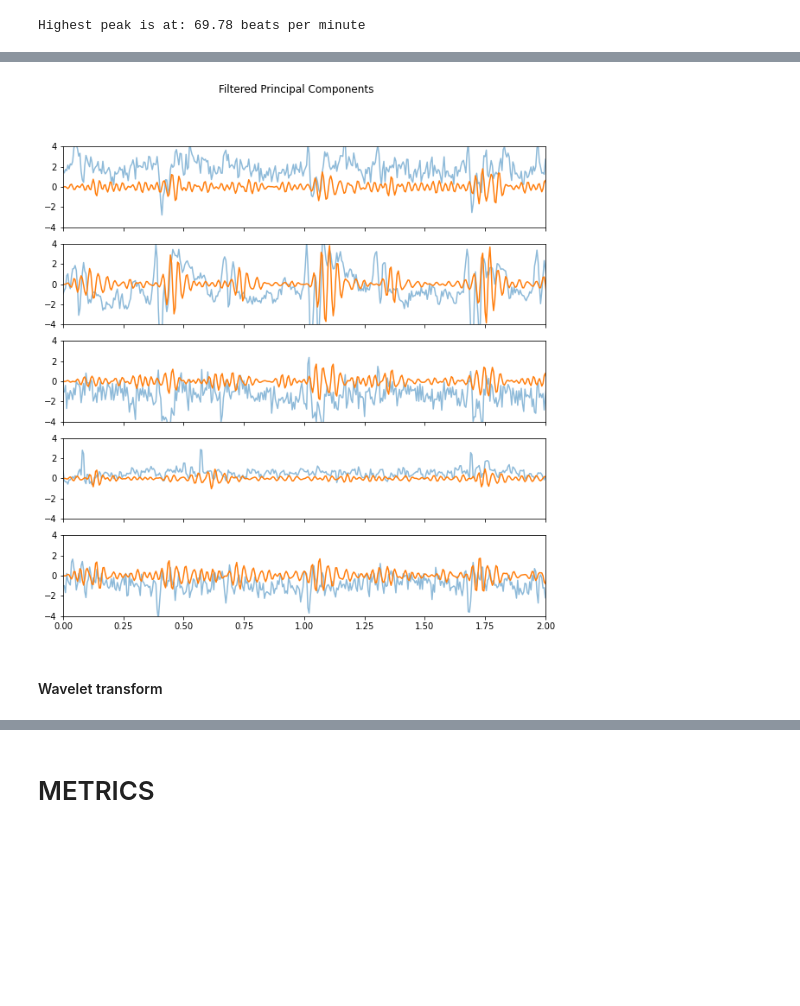
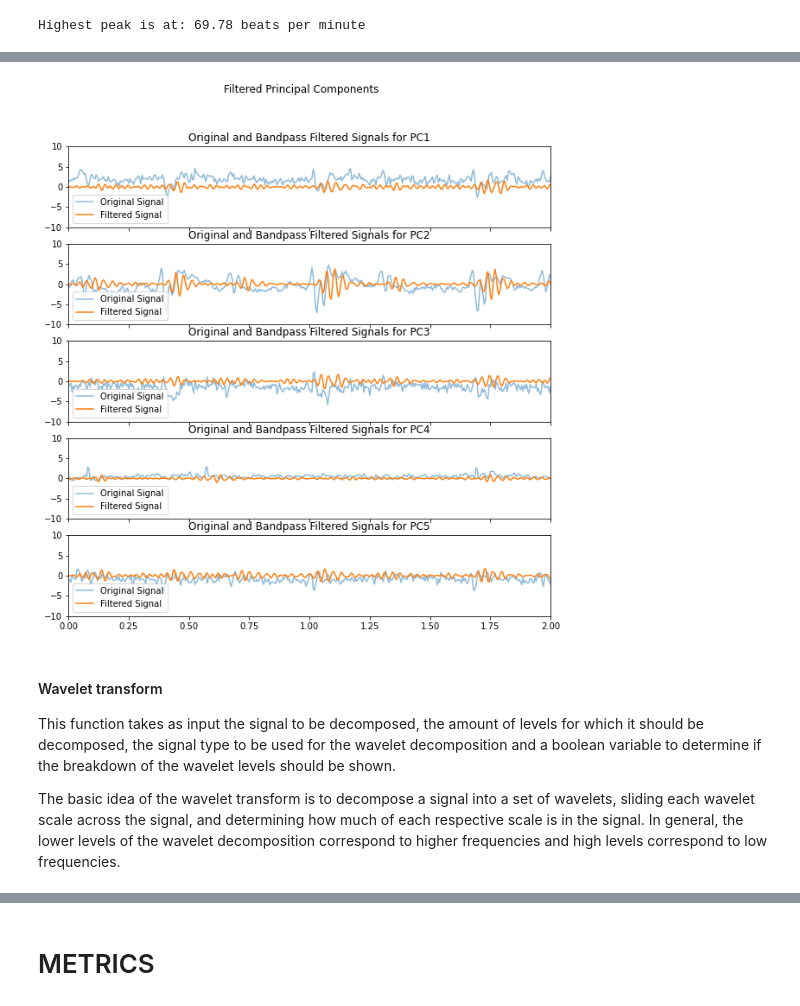
Before and after one commit to AleCapoPhys/HeartRateEstimation, a Jupyter notebook: Project_Clean_data.ipynb, the cells around one changed output, grey strips where cells are left out. Drawn from its saved outputs; the diff is of its cells as text; code cells hidden in the pictures; blank space fills up the shorter version.

```diff
--- a/Project_Clean_data.ipynb
+++ b/Project_Clean_data.ipynb
@@ -462,24 +465,26 @@ to analyze them with respect to time. To do so we have implemented a butterworth
 # %%
 # Add a time column to the dataframe
 dataset_rotated['Time'] = np.arange(0, len(dataset_rotated['PC1']))/sample_freq
 
 # butterworth bandpass filter
 sos = signal.butter(4, [50,90], 'bp', fs = 400, output = 'sos')
 
-filtered_PCs = {}
+# Filter each PC signal and add to dictionary to visualize
+filtered_PCs = dict()
 for i in FFTs:
     filtered_PCs[i] = signal.sosfilt(sos, dataset_rotated[i])
 
+# Plot and visualize results of the bandpass filter
 fig, axs = plt.subplots(n_PC,1, sharex=True, sharey=True, figsize=(10,10))
 fig.suptitle('Filtered Principal Components')
 ax = 0
 for i in filtered_PCs:
-    axs[ax].plot(dataset_rotated['Time'], dataset_rotated[i], alpha = 0.5)
-    axs[ax].plot(dataset_rotated['Time'], filtered_PCs[i])
+    axs[ax].plot(dataset_rotated['Time'], dataset_rotated[i], alpha = 0.5, label='Original Signal')
+    axs[ax].plot(dataset_rotated['Time'], filtered_PCs[i], label='Filtered Signal')
+    axs[ax].set_title(f'Original and Bandpass Filtered Signals for {i}')
+    axs[ax].legend(loc="lower left")
     axs[ax].set_xlim([0,2])
-    axs[ax].set_ylim([-4,4])
+    axs[ax].set_ylim([-10,10])
     ax += 1
 # %% [output]
-[figure, old version]
+[figure, new version]
-# %% [markdown]
-#### Wavelet transform
@@ -489 +491,7 @@ import copy
+# %% [markdown]
+#### Wavelet transform
+
+This function takes as input the signal to be decomposed, the amount of levels for which it should be decomposed, the signal type to be used for the wavelet decomposition and a boolean variable to determine if the breakdown of the wavelet levels should be shown.
+
+The basic idea of the wavelet transform is to decompose a signal into a set of wavelets, sliding each wavelet scale across the signal, and determining how much of each respective scale is in the signal. In general, the lower levels of the wavelet decomposition correspond to higher frequencies and high levels correspond to low frequencies.
 # %%
```
Also changed, not shown: parts of 12 cells of this notebook.
